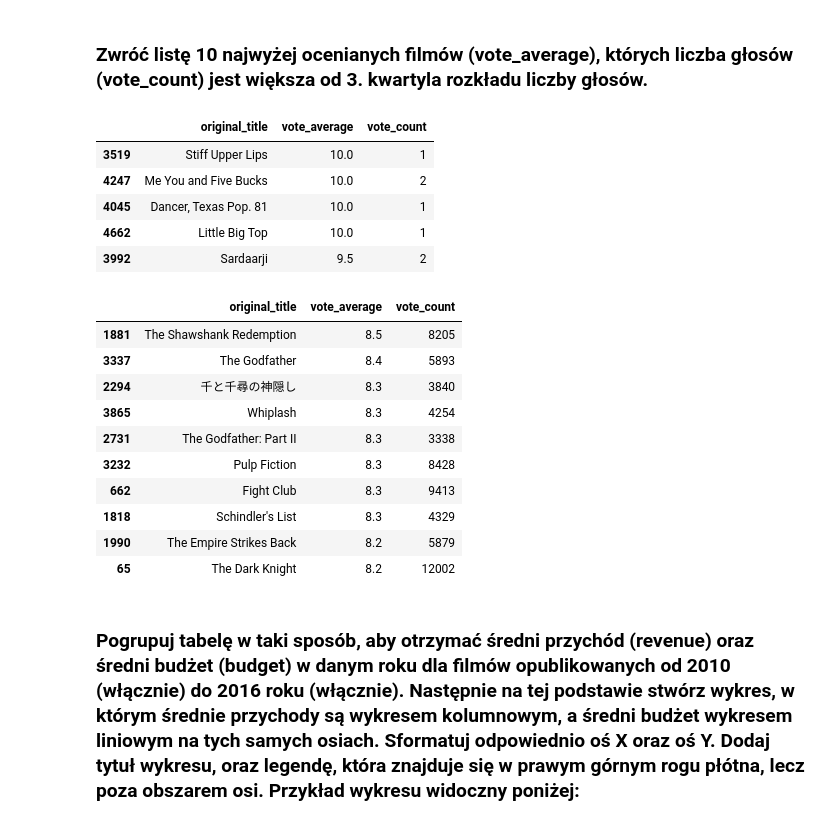
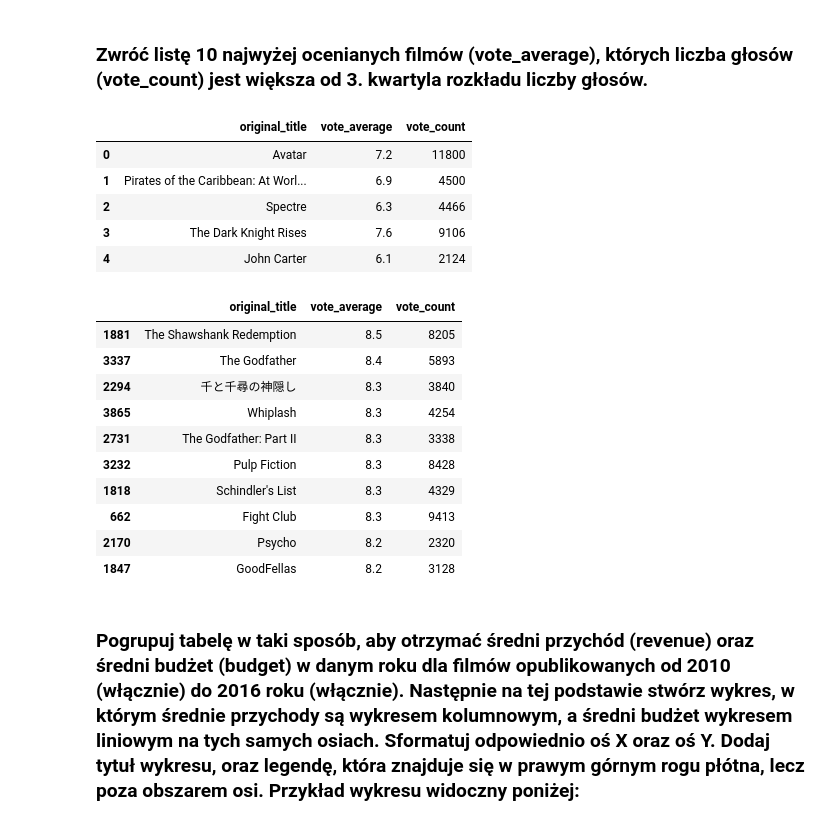
Before and after one commit to kanies89/Kodilla---Module-9.1-Task-1, a Jupyter notebook: Kodilla - Module_9.1_Task_1.ipynb, the cells around one changed output. Cells and saved outputs as stored; diff of their text form; code cells hidden in the pictures.

```diff
--- a/Kodilla - Module_9.1_Task_1.ipynb
+++ b/Kodilla - Module_9.1_Task_1.ipynb
@@ -28,30 +28,31 @@ data_2.head()
 # %% [markdown]
 ### Zwróć listę 10 najwyżej ocenianych filmów (vote_average), których liczba głosów (vote_count) jest większa od 3. kwartyla rozkładu liczby głosów.
 # %%
-most = data_2[['original_title', 'vote_average', 'vote_count']].sort_values('vote_average', ascending=False)
+most = data_2[['original_title', 'vote_average', 'vote_count']]
 # %%
 most.head()
 # %% [output]
 |  | original_title | vote_average | vote_count |
-| 3519 | Stiff Upper Lips | 10.0 | 1 |
-| 4247 | Me You and Five Bucks | 10.0 | 2 |
-| 4045 | Dancer, Texas Pop. 81 | 10.0 | 1 |
-| 4662 | Little Big Top | 10.0 | 1 |
-| 3992 | Sardaarji | 9.5 | 2 |
+| 0 | Avatar | 7.2 | 11800 |
+| 1 | Pirates of the Caribbean: At Worl... | 6.9 | 4500 |
+| 2 | Spectre | 6.3 | 4466 |
+| 3 | The Dark Knight Rises | 7.6 | 9106 |
+| 4 | John Carter | 6.1 | 2124 |
 # %%
-most[most['vote_count'] > most['vote_count'].quantile(q=0.75)].head(10)
+most = most[most['vote_count'] > most['vote_count'].quantile(q=0.75)]
+most.sort_values('vote_average', ascending=False).head(10)
 # %% [output]
 |  | original_title | vote_average | vote_count |
 | 1881 | The Shawshank Redemption | 8.5 | 8205 |
 | 3337 | The Godfather | 8.4 | 5893 |
 | 2294 | 千と千尋の神隠し | 8.3 | 3840 |
 | 3865 | Whiplash | 8.3 | 4254 |
 | 2731 | The Godfather: Part II | 8.3 | 3338 |
 | 3232 | Pulp Fiction | 8.3 | 8428 |
+| 1818 | Schindler's List | 8.3 | 4329 |
 | 662 | Fight Club | 8.3 | 9413 |
-| 1818 | Schindler's List | 8.3 | 4329 |
-| 1990 | The Empire Strikes Back | 8.2 | 5879 |
-| 65 | The Dark Knight | 8.2 | 12002 |
+| 2170 | Psycho | 8.2 | 2320 |
+| 1847 | GoodFellas | 8.2 | 3128 |
 # %% [markdown]
 ### Pogrupuj tabelę w taki sposób, aby otrzymać średni przychód (revenue) oraz średni budżet (budget) w danym roku dla filmów opublikowanych od 2010 (włącznie) do 2016 roku (włącznie). Następnie na tej podstawie stwórz wykres, w którym średnie przychody są wykresem kolumnowym, a średni budżet wykresem liniowym na tych samych osiach. Sformatuj odpowiednio oś X oraz oś Y. Dodaj tytuł wykresu, oraz legendę, która znajduje się w prawym górnym rogu płótna, lecz poza obszarem osi. Przykład wykresu widoczny poniżej:
 # %%
```
Also changed, not shown: parts of 10 cells of this notebook.
